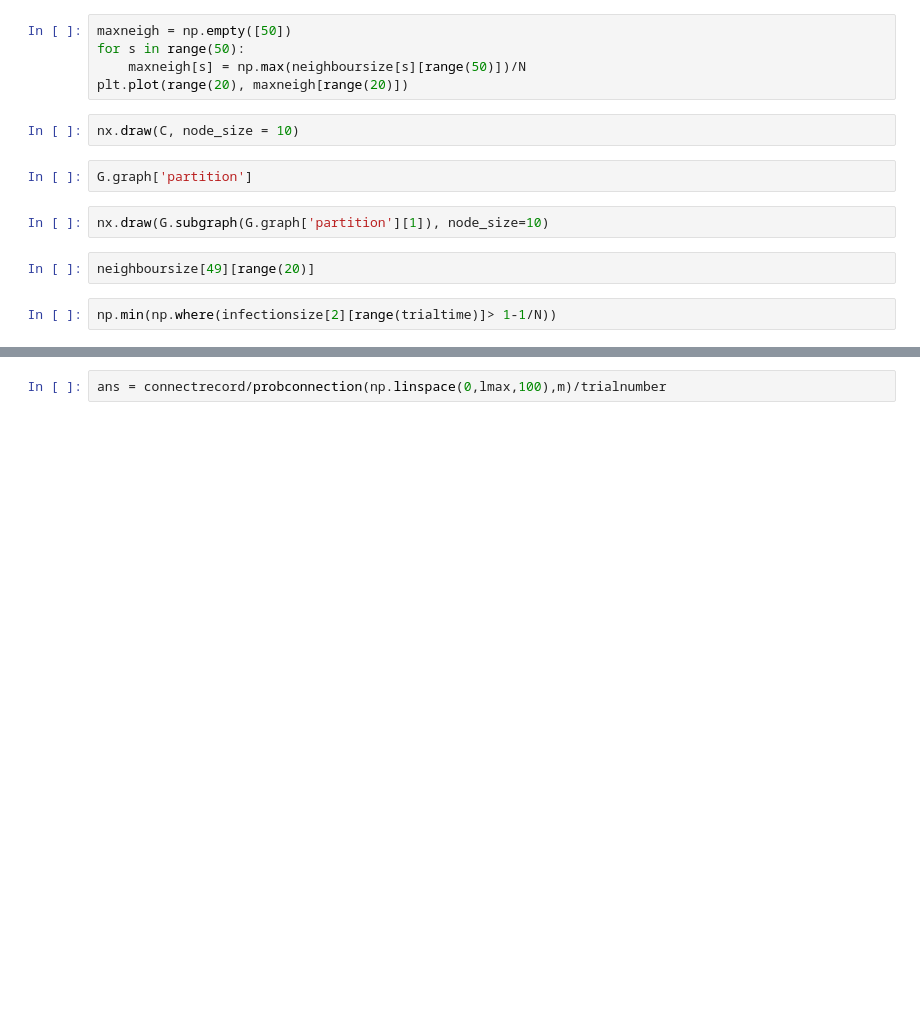
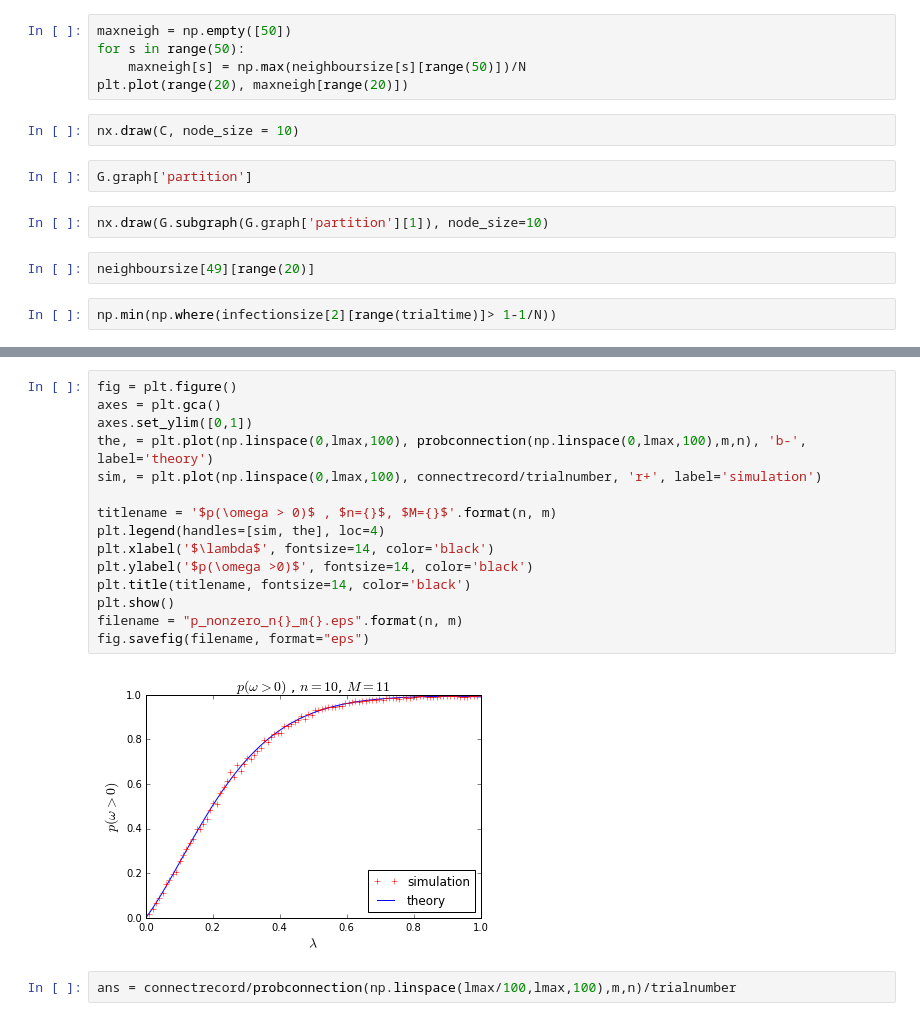
Before and after one commit to kmyim/BT_MP, a Jupyter notebook: coordination_game/simulations/node_swap_communities.ipynb, the cells around one changed output, grey strips where cells are left out. Drawn from its saved outputs; the diff is of its cells as text; blank space fills up the shorter version.

```diff
--- a/coordination_game/simulations/node_swap_communities.ipynb
+++ b/coordination_game/simulations/node_swap_communities.ipynb
@@ -265,5 +274,22 @@ plt.plot(connectrecord/trialnumber, probconnection(np.linspace(0,lmax,100),m), '
+# %%
+fig = plt.figure()
+axes = plt.gca()
+axes.set_ylim([0,1])
+the, = plt.plot(np.linspace(0,lmax,100), probconnection(np.linspace(0,lmax,100),m,n), 'b-', label='theory')
+sim, = plt.plot(np.linspace(0,lmax,100), connectrecord/trialnumber, 'r+', label='simulation')
+
+titlename = '$p(\omega > 0)$ , $n={}$, $M={}$'.format(n, m)
+plt.legend(handles=[sim, the], loc=4)
+plt.xlabel('$\lambda$', fontsize=14, color='black')
+plt.ylabel('$p(\omega >0)$', fontsize=14, color='black')
+plt.title(titlename, fontsize=14, color='black')
+plt.show()
+filename = "p_nonzero_n{}_m{}.eps".format(n, m)
+fig.savefig(filename, format="eps")
+# %% [output]
+[figure, added]
 # %%
-ans = connectrecord/probconnection(np.linspace(0,lmax,100),m)/trialnumber
+ans = connectrecord/probconnection(np.linspace(lmax/100,lmax,100),m,n)/trialnumber
 # %%
 np.average(ans[range(1,100)])
 # %% [output]
```
Also changed, not shown: parts of 11 cells of this notebook, 13 other files.
